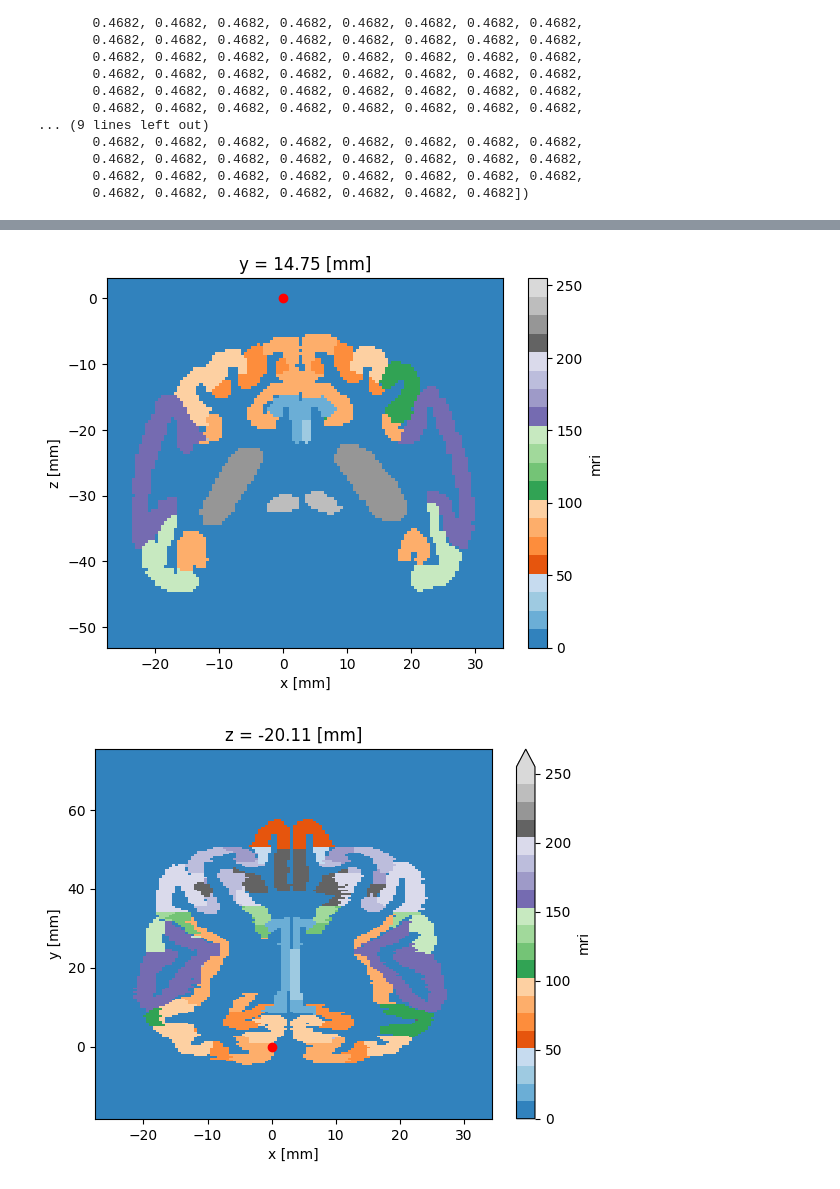
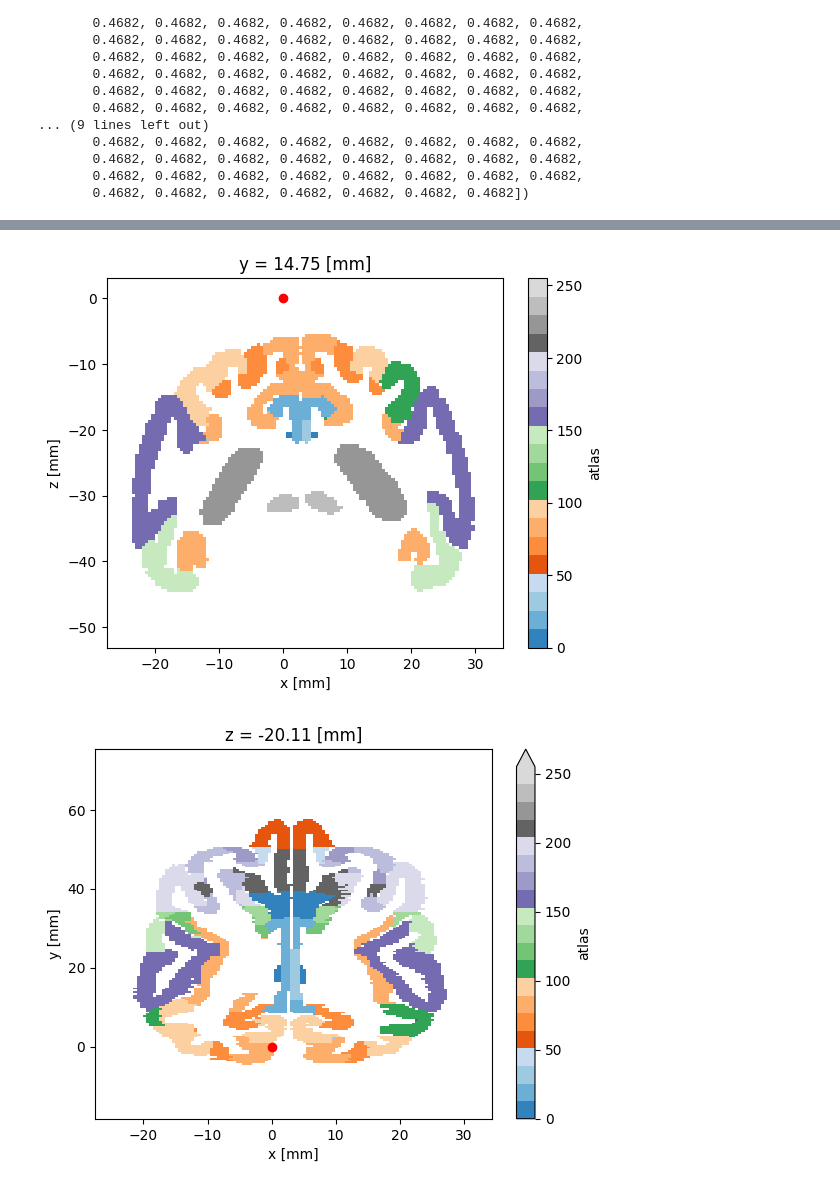
Before and after one commit to mleiwe/PathologyRegistrationPipeline, a Jupyter notebook: notebooks/20241127_FS_atlas_add_coords.ipynb, the cells around one changed output, grey strips where cells are left out. Drawn from its saved outputs; the diff is of its cells as text; code cells hidden in the pictures.

```diff
--- a/notebooks/20241127_FS_atlas_add_coords.ipynb
+++ b/notebooks/20241127_FS_atlas_add_coords.ipynb
@@ -27,10 +24,10 @@ np.set_printoptions(suppress=True, precision=4)  # suppresses scientific notatio
 # %% [markdown]
 ## Lazy load data
 # %%
-mri_path = "../data/Johnson_etal_2019_Canine_Atlas_v2/"
+atlas_path = "../data/Johnson_etal_2019_Canine_Atlas_v2/"
 atlas_file = 'whole_atlas_cortical_subcortical.nii.gz'
 #mri_file = 'Canine_population_template.nii.gz'
-img = nib.load(mri_path + atlas_file)  # this is a lazy load like in xarray, load the data to memory with img.get_fdata()
+img = nib.load(atlas_path + atlas_file)  # this is a lazy load like in xarray, load the data to memory with img.get_fdata()
 # %%
 print(type(img))
 # %% [output]
@@ -193,12 +190,12 @@ array([0.4682, 0.4682, 0.4682, 0.4682, 0.4682, 0.4682, 0.4682, 0.4682,
 # %%
 ds = xr.Dataset(
     data_vars=dict(
-        mri=(["x", "z", "y"], img_data),
+        atlas=(["x", "z", "y"], img_data),
     ),
     coords={'x':new_x, 'y':new_y, 'z':new_z},
     attrs=dict(affine=img.affine.flatten(),
                voxel_size_x=header.get_zooms()[0], voxel_size_y=header.get_zooms()[1], voxel_size_z = header.get_zooms()[2],
-               voxel_size_unit= header.get_xyzt_units()[0], file_name = mri_file, file_rel_path = mri_path
+               voxel_size_unit= header.get_xyzt_units()[0], file_name = atlas_file, file_rel_path = atlas_path
                )
                )
 
@@ -209,10 +206,10 @@ ds = ds.transpose("x", "y", "z")
 ds['x'].attrs = {'name': 'x dimension', "units": "mm", }
 ds['y'].attrs = {'name': 'y dimension', "units": "mm", }
 ds['z'].attrs = {'name': 'z dimension', "units": "mm", }
-ds['mri'].attrs = {'name': 'signal intensity' }
+ds['atlas'].attrs = {'name': 'signal intensity' }
 
 # save as netcdf
-ds.to_netcdf(path= mri_path + mri_file.split('.')[0]+'.nc')
+ds.to_netcdf(path= atlas_path + atlas_file.split('.')[0]+'.nc')
 ds
 # %% [output]
 <xarray.Dataset> Size: 24MB
@@ -233,11 +230,11 @@ Attributes:
     file_rel_path:    ../data/Johnson_etal_2019_Canine_Atlas_v2/
 # %%
-def plot_slice(mri_slice, x, y):
+def plot_slice(da_slice, x, y):
     plt.figure(dpi=100)
-    mri_slice.plot(x=x, y=y, cmap='tab20c', vmin=0, vmax=255)
+    da_slice.plot(x=x, y=y, cmap='tab20c', vmin=0, vmax=255)
     plt.plot(0, 0, 'ro')
 # %%
-plot_slice(ds.mri.isel(x=70), x='y', y='z')
-plot_slice(ds.mri.isel(y=70), x='x', y='z')
-plot_slice(ds.mri.isel(z=70), x='x', y='y')
+plot_slice(ds.atlas.where(ds.atlas!=0).isel(x=70), x='y', y='z')
+plot_slice(ds.atlas.where(ds.atlas!=0).isel(y=70), x='x', y='z')
+plot_slice(ds.atlas.where(ds.atlas!=0).isel(z=70), x='x', y='y')
 # %% [output]
@@ -245,2 +242,2 @@ plot_slice(ds.mri.isel(z=70), x='x', y='y')
-[figure, old version]
+[figure, new version]
-[figure, old version]
+[figure, new version]
```
Also changed, not shown: parts of 5 cells of this notebook.
